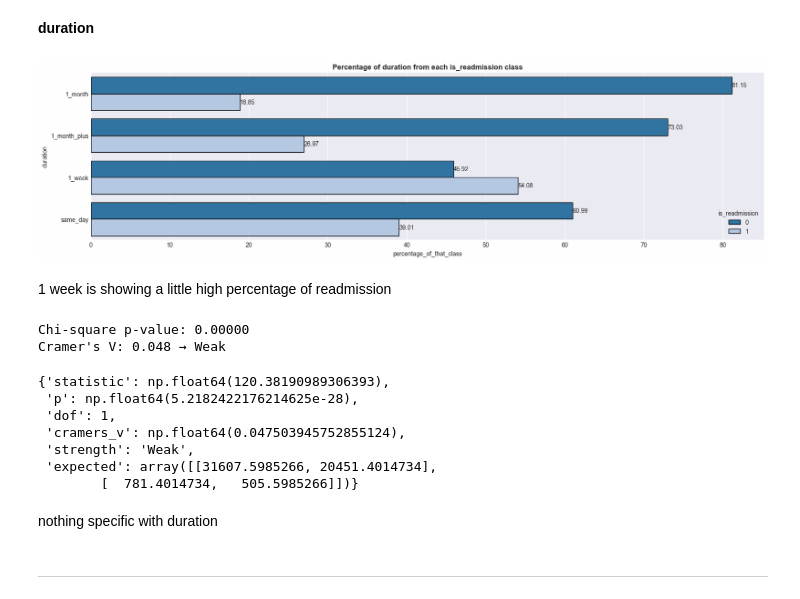
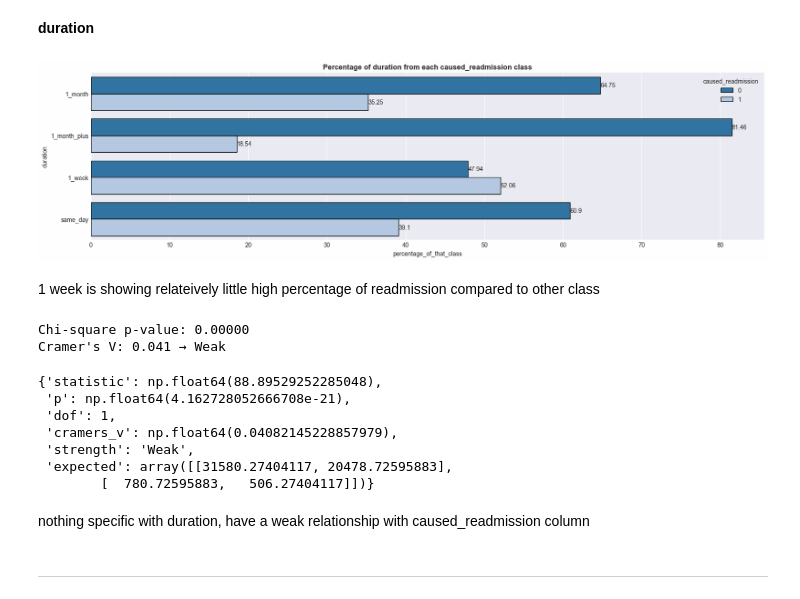
Before and after one commit to IamRaNo/ranojoy_data_analytics_projects, a Jupyter notebook: synthea readmission analysis/notebooks/pandas_analysis.ipynb, the cells around one changed output. Cells and saved outputs as stored; diff of their text form; code cells hidden in the pictures.

```diff
--- a/synthea readmission analysis/notebooks/pandas_analysis.ipynb
+++ b/synthea readmission analysis/notebooks/pandas_analysis.ipynb
@@ -60,6 +60,8 @@ data.head(1)
 data['condition_duration']= data['condition_duration'].str.replace(' days',"").astype('Int64')
 # %%
 data['careplan_duration']= data['careplan_duration'].str.replace(' days',"").astype('Int64')
+# %%
+data[['careplan_duration','condition_duration']] = data[['careplan_duration','condition_duration']].fillna(0)
 # %%
 data.shape
 # %% [output]
@@ -365,28 +335,28 @@ Cramer's V: 0.370 → Strong
 **duration**
 # %%
 plt.figure(figsize=(20,5))
-P.percentage_in_that_class(column='duration',data=data,target='is_readmission',orient='h')
+P.percentage_in_that_class(column='duration',data=data,target='caused_readmission',orient='h')
 # %% [output]
-[figure, old version]
+[figure, new version]
 # %% [markdown]
-1 week is showing a little high percentage of readmission
+1 week is showing relateively little high percentage of readmission compared to other class
 # %%
 duration_mask = (data['duration']=='1_week')
-ct = pd.crosstab(duration_mask,data['is_readmission'])
+ct = pd.crosstab(duration_mask,data['caused_readmission'])
 
 S.chi_sqared_test(ct)
 # %% [output]
 Chi-square p-value: 0.00000
-Cramer's V: 0.048 → Weak
+Cramer's V: 0.041 → Weak
-{'statistic': np.float64(120.38190989306393),
- 'p': np.float64(5.2182422176214625e-28),
+{'statistic': np.float64(88.89529252285048),
+ 'p': np.float64(4.162728052666708e-21),
  'dof': 1,
- 'cramers_v': np.float64(0.047503945752855124),
+ 'cramers_v': np.float64(0.04082145228857979),
  'strength': 'Weak',
- 'expected': array([[31607.5985266, 20451.4014734],
-        [  781.4014734,   505.5985266]])}
+ 'expected': array([[31580.27404117, 20478.72595883],
+        [  780.72595883,   506.27404117]])}
 # %% [markdown]
-nothing specific with duration
+nothing specific with duration, have a weak relationship with caused_readmission column
 # %% [markdown]
 ***
 # %% [markdown]
```
Also changed, not shown: parts of 84 cells of this notebook, 3 other files.
